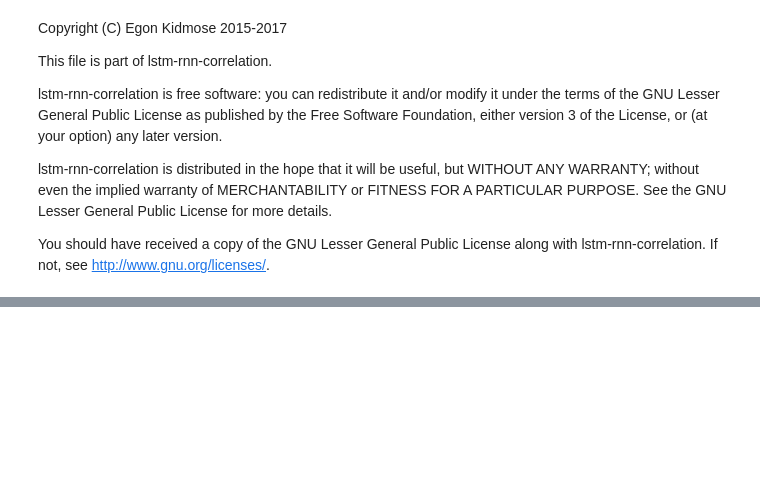
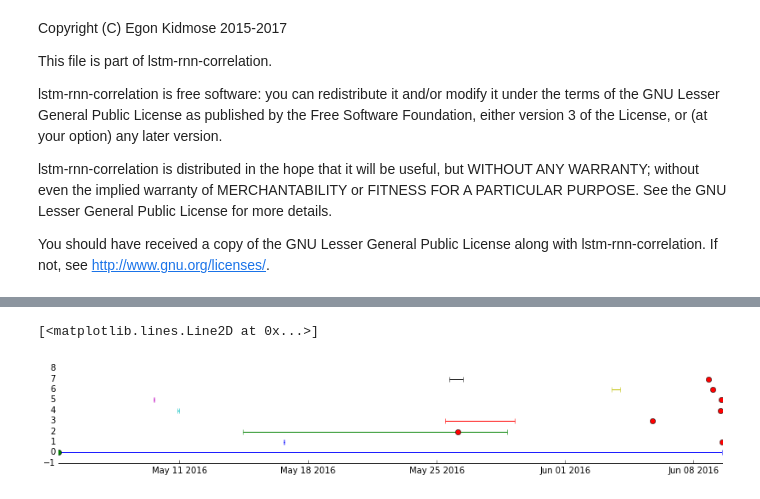
Before and after one commit to kidmose/lstm-rnn-correlation, a Jupyter notebook: alert-merging-pandas.ipynb, the cells around one changed output, grey strips where cells are left out. Drawn from its saved outputs; the diff is of its cells as text; code cells hidden in the pictures; blank space fills up the shorter version.

```diff
--- a/alert-merging-pandas.ipynb
+++ b/alert-merging-pandas.ipynb
@@ -168,6 +275,7 @@ shifted_data['ts'] = shifted_data['ts'] + shifted_data['shift']
 assert shifted_data['ts'].max() == data.groupby(['incident']).max().loc['benign']['ts']
 assert shifted_data['ts'].min() == data.groupby(['incident']).min().loc['benign']['ts']
 data = shifted_data
+data = data[data_tmp.columns] # only original rows
 
 df_ts = data[['incident', 'ts']].groupby('incident').agg(['min', 'max'])['ts']
 df_ts.columns = ['start', 'stop', ]
@@ -175,0 +295,7 @@ df_ts
+# %%
+time_span_plot(df_ts)
+ax.plot(new_start_min, 0, 'og')
+ax.plot(new_start_max[:-1], range(1, len(new_start_max)), 'or')
+# %% [output]
+[<matplotlib.lines.Line2D at 0x...>]
+[figure, added]
```
Also changed, not shown: parts of 12 cells of this notebook.
